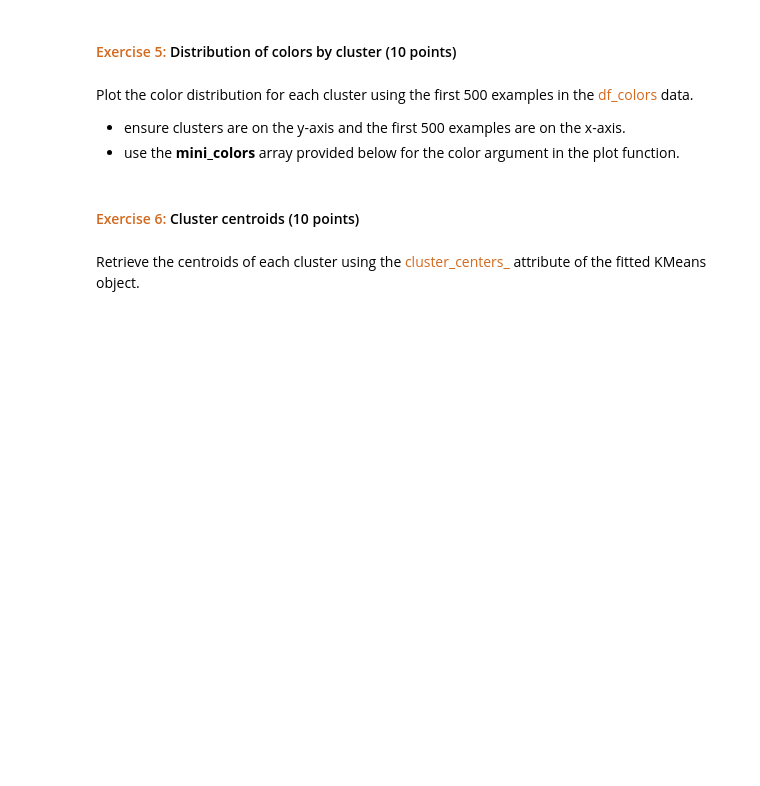
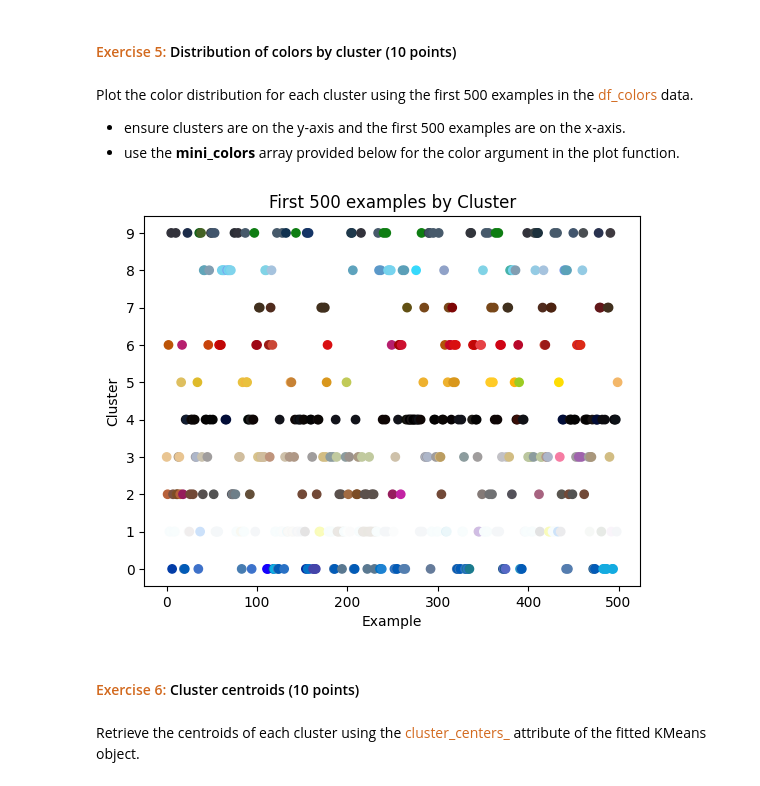
Before and after one commit to ming-berkeley/ds207_assignments, a Jupyter notebook: 08_Kmeans_Clustering.ipynb, the cells around one changed output. Cells and saved outputs as stored; diff of their text form; code cells hidden in the pictures; blank space fills up the shorter version.

```diff
--- a/08_Kmeans_Clustering.ipynb
+++ b/08_Kmeans_Clustering.ipynb
@@ -143,3 +194,16 @@ mini_colors = colors[:500]
+# %%
+# define colors
+mini_colors = colors[:500]
+
+# YOUR CODE HERE
+plt.scatter(x=df_colors[:500].index, y=df_colors[:500]["cluster"], c=mini_colors)
+plt.xlabel("Example")
+plt.ylabel("Cluster")
+plt.yticks(np.arange(10))
+plt.title("First 500 examples by Cluster")
+plt.show()
+# %% [output]
+[figure, added]
 # %% [markdown]
 #### <span style="color:chocolate"> Exercise 6:</span> Cluster centroids (10 points)
 # %% [markdown]
```
Also changed, not shown: parts of 17 cells of this notebook.
